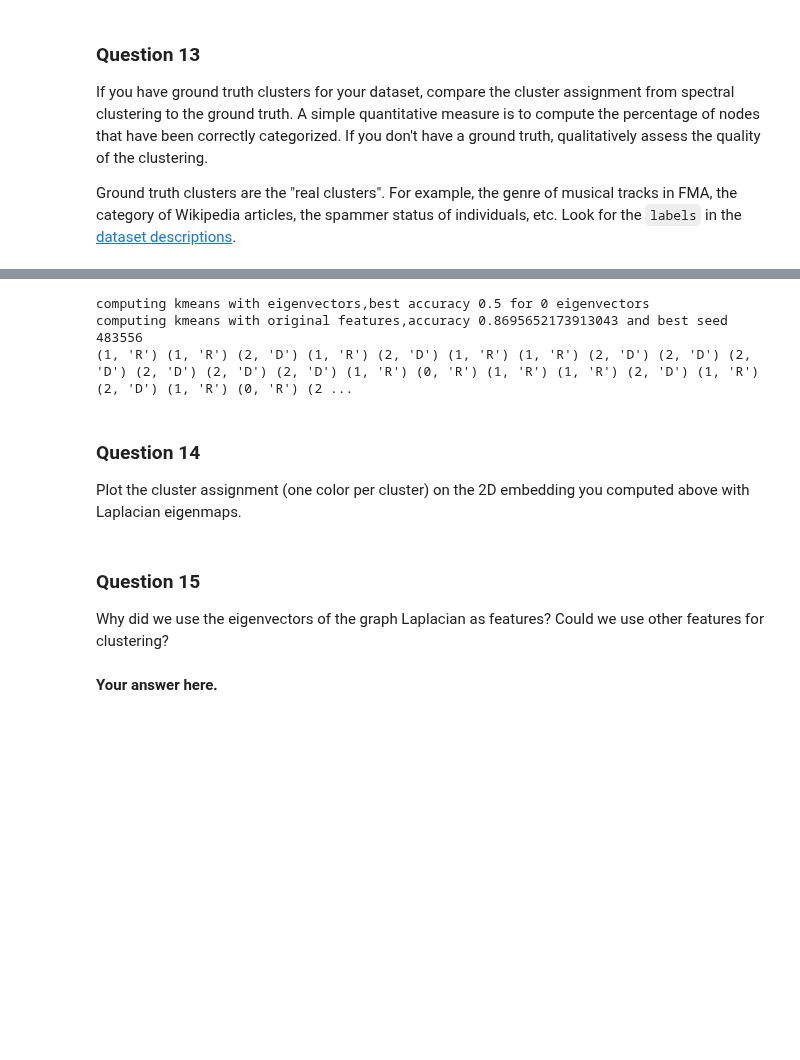
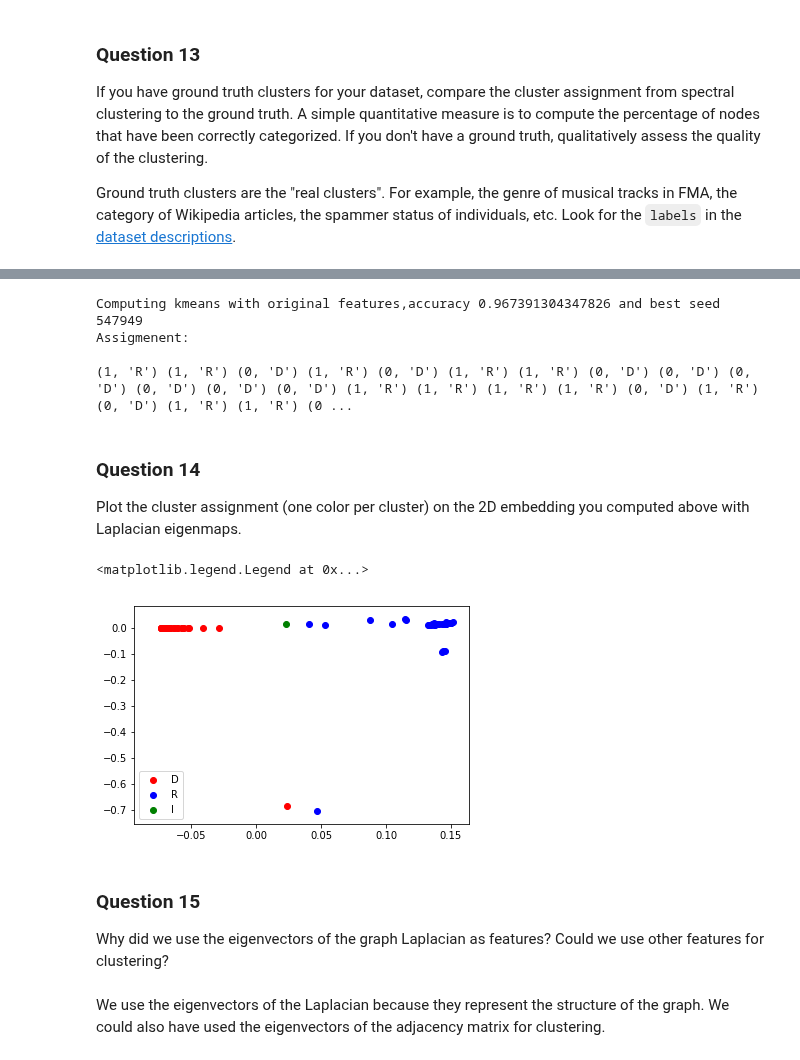
Before and after one commit to lkiel/US-Senators, a Jupyter notebook: milestones/3_spectral_graph_theory.ipynb, the cells around one changed output, grey strips where cells are left out. Saved outputs shown, nothing was run; the diff lists cells and outputs as text; code cells hidden in the pictures; blank space fills up the shorter version.

```diff
--- a/milestones/3_spectral_graph_theory.ipynb
+++ b/milestones/3_spectral_graph_theory.ipynb
@@ -358,30 +425,23 @@ def compare_truth(kmeans_labels,original_labels):
 # %%
-
-
-def get_best_seed(n_clusters,n_features,data,original_labels,n_tries):
+def get_best_seed(n_clusters,embedding,original_labels,n_tries):
     accs = []
-    tries = np.random.randint(low=1, high=1e6, size=n_tries)
-    for i  in tries:
-        accs.append(compare_truth(gen_kmeans(n_clusters,n_features,data,i),original_labels))
+    seeds = np.random.randint(low=1, high=1e6, size=n_tries)
+    for seed in seeds:
+        accs.append(compare_truth(gen_kmeans(n_clusters,embedding,seed),original_labels,dict_cluster_to_party))
 
     accs_ary = np.array(accs)
     index_max = np.argmax(accs_ary)
-    return accs_ary[index_max],tries[index_max]
+    return accs_ary[index_max],seeds[index_max]
 
-
-accuracies =[]
-for i in range(1,92):
-    accuracies.append(compare_truth(gen_kmeans(3,i,eigenvectors,0),members_parties))
-accs_array = np.array(accuracies)
-index_max = np.argmax(accs_array)
-print('computing kmeans with eigenvectors,best accuracy {} for {} eigenvectors'.format(np.max(accs_array),index_max))
-best_acc,best_seed = get_best_seed(3,93,adjacency,members_parties,100)
-print('computing kmeans with original features,accuracy {} and best seed {}'.format(best_acc,best_seed))
-print(*zip(gen_kmeans(3,93,adjacency,best_seed),members_parties.flatten()))
+best_acc,best_seed = get_best_seed(k,embedding_spectral,members_parties,100)
+print('Computing kmeans with original features,accuracy {} and best seed {}'.format(best_acc,best_seed))
+print('Assigmenent: \n')
+print(*zip(gen_kmeans(3,embedding_spectral,best_seed),members_parties.flatten()))
 # %% [output]
-computing kmeans with eigenvectors,best accuracy 0.5 for 0 eigenvectors
-computing kmeans with original features,accuracy 0.8695652173913043 and best seed 483556
-(1, 'R') (1, 'R') (2, 'D') (1, 'R') (2, 'D') (1, 'R') (1, 'R') (2, 'D') (2, 'D') (2, 'D') (2, 'D') (2, 'D') (2, 'D') (1, 'R') (0, 'R') (1, 'R') (1, 'R') (2, 'D') (1, 'R') (2, 'D') (1, 'R') (0, 'R') (2 ...
+Computing kmeans with original features,accuracy 0.967391304347826 and best seed 547949
+Assigmenent:
+
+(1, 'R') (1, 'R') (0, 'D') (1, 'R') (0, 'D') (1, 'R') (1, 'R') (0, 'D') (0, 'D') (0, 'D') (0, 'D') (0, 'D') (0, 'D') (1, 'R') (1, 'R') (1, 'R') (1, 'R') (0, 'D') (1, 'R') (0, 'D') (1, 'R') (1, 'R') (0 ...
 # %% [markdown]
 ### Question 14
 
@@ -391,6 +449,16 @@ Plot the cluster assignment (one color per cluster) on the 2D embedding you comp
+# %%
+colors = ['r','b','g']
+
+for i in range(k):
+    idx = np.argwhere(clusters == i).flatten()
+    plt.scatter(embedding[idx,0],embedding[idx,1],c=colors[i])
+plt.legend([dict_party_to_cluster[i] for i in range(k)])
+# %% [output]
+<matplotlib.legend.Legend at 0x...>
+[figure, added]
 # %% [markdown]
 ### Question 15
 
 Why did we use the eigenvectors of the graph Laplacian as features? Could we use other features for clustering?
-# %% [markdown]
-**Your answer here.**
+# %% [markdown]
+We use the eigenvectors of the Laplacian because they represent the structure of the graph. We could also have used the eigenvectors of the adjacency matrix for clustering.
```
Also changed, not shown: parts of 25 cells of this notebook.
